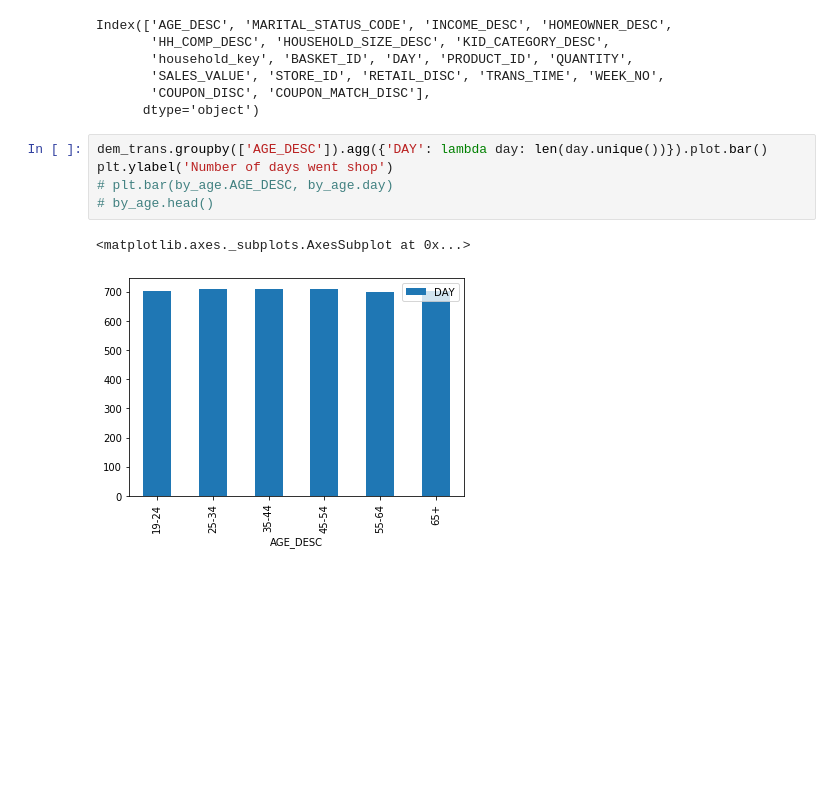
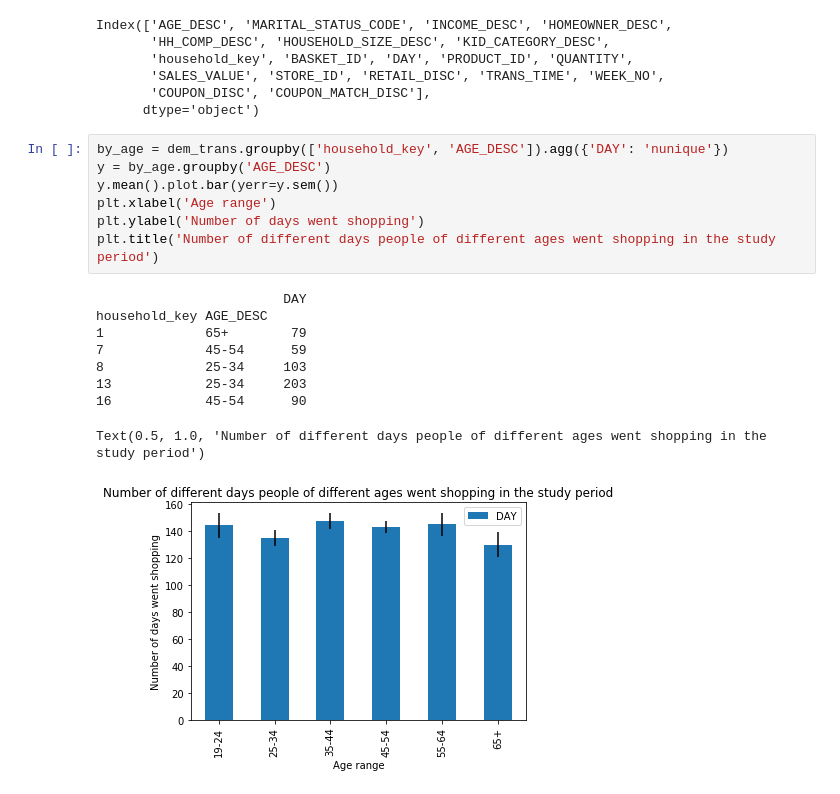
Before and after one commit to Lucianod28/Ada-project, a Jupyter notebook: Luciano.ipynb, the cells around one changed output. Drawn from its saved outputs; the diff is of its cells as text; blank space fills up the shorter version.

Commit message:
analyzed demographic vs shop freq

```diff
--- a/Luciano.ipynb
+++ b/Luciano.ipynb
@@ -22,11 +22,20 @@ Index(['AGE_DESC', 'MARITAL_STATUS_CODE', 'INCOME_DESC', 'HOMEOWNER_DESC',
        'SALES_VALUE', 'STORE_ID', 'RETAIL_DISC', 'TRANS_TIME', 'WEEK_NO',
        'COUPON_DISC', 'COUPON_MATCH_DISC'],
       dtype='object')
-# %%
-dem_trans.groupby(['AGE_DESC']).agg({'DAY': lambda day: len(day.unique())}).plot.bar()
-plt.ylabel('Number of days went shop')
-# plt.bar(by_age.AGE_DESC, by_age.day)
-# by_age.head()
-# %% [output]
-<matplotlib.axes._subplots.AxesSubplot at 0x...>
-[figure, removed]
+# %%
+by_age = dem_trans.groupby(['household_key', 'AGE_DESC']).agg({'DAY': 'nunique'})
+y = by_age.groupby('AGE_DESC')
+y.mean().plot.bar(yerr=y.sem())
+plt.xlabel('Age range')
+plt.ylabel('Number of days went shopping')
+plt.title('Number of different days people of different ages went shopping in the study period')
+# %% [output]
+                        DAY
+household_key AGE_DESC
+1             65+        79
+7             45-54      59
+8             25-34     103
+13            25-34     203
+16            45-54      90
+Text(0.5, 1.0, 'Number of different days people of different ages went shopping in the study period')
+[figure, added]
```
Also changed, not shown: parts of 4 cells of this notebook.
